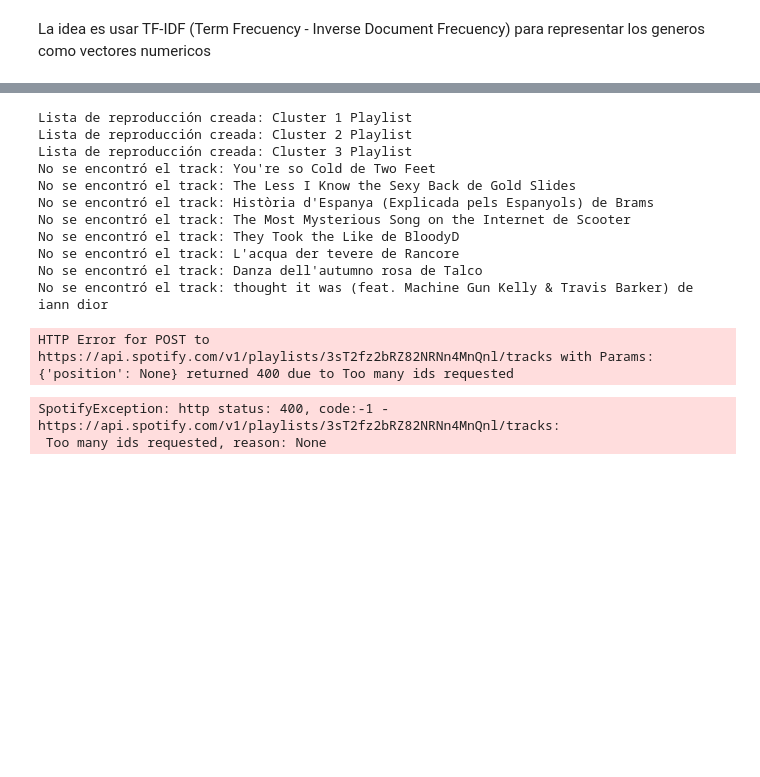
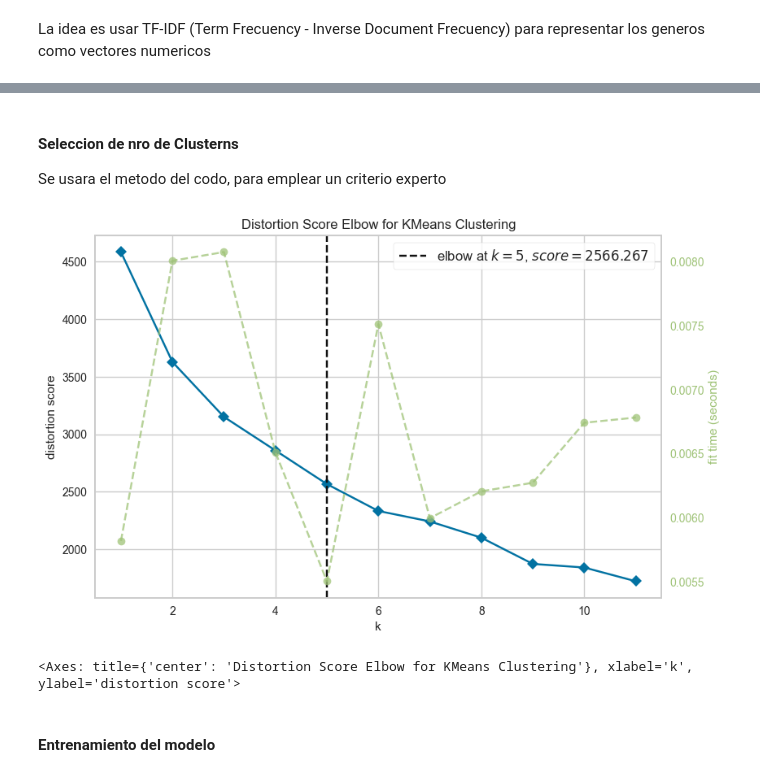
Before and after one commit to R0SEWT/SpotiOrganizer, a Jupyter notebook: clasificador.ipynb, the cells around one changed output, grey strips where cells are left out. Cells and saved outputs as stored; diff of their text form; code cells hidden in the pictures; blank space fills up the shorter version.

```diff
--- a/clasificador.ipynb
+++ b/clasificador.ipynb
@@ -136,0 +196,2 @@ track_genre_df.head()
+# %%
+audio_features = df[audio_feature_numerical_keys].to_numpy()
@@ -137,3 +201,7 @@ track_genre_df.head()
 # %%
 vectorizer = TfidfVectorizer(stop_words='english')
 X = vectorizer.fit_transform(genres_list)
+
+# Matriz numpy y normalización
+scaler = StandardScaler()
+X_scaled = scaler.fit_transform(audio_features)
@@ -172,39 +208,15 @@ Cluster 1 (15 canciones):
-# %%
-for i in range(n_clusters):
-
-    cluster_tracks = df[df['cluster'] == i] #
-    if not cluster_tracks.empty:
-        playlist_name = f"Cluster {i+1} Playlist"
-        # podemos llamar a gpt para
-        playlist = sp.user_playlist_create(user=sp.current_user()['id'], name=playlist_name) # Crear la playlist
-
-        track_ids = []
-        for _, row in cluster_tracks.iterrows():
-            search_result = sp.search(q=f"{row['name']} artist:{row['artist']}", type='track')
-            items = search_result['tracks']['items']
-            if items:  # Verificar si hay resultados antes de acceder
-                track_ids.append(items[0]['id']) # Añadir el ID de la primera pista
-            else:
-                print(f"No se encontró el track: {row['name']} de {row['artist']}") # Imprimir si no se encontró la pista
-
-        # Añadir las pistas a la playlist
-        if track_ids:
-            sp.user_playlist_add_tracks(user=sp.current_user()['id'], playlist_id=playlist['id'], tracks=track_ids)
-            print(f"Lista de reproducción creada: {playlist_name}")
-        else:
-            print(f"No se añadieron pistas a la playlist: {playlist_name}")
-# %% [output]
-Lista de reproducción creada: Cluster 1 Playlist
-Lista de reproducción creada: Cluster 2 Playlist
-Lista de reproducción creada: Cluster 3 Playlist
-No se encontró el track: You're so Cold de Two Feet
-No se encontró el track: The Less I Know the Sexy Back de Gold Slides
-No se encontró el track: Història d'Espanya (Explicada pels Espanyols) de Brams
-No se encontró el track: The Most Mysterious Song on the Internet de Scooter
-No se encontró el track: They Took the Like de BloodyD
-No se encontró el track: L'acqua der tevere de Rancore
-No se encontró el track: Danza dell'autumno rosa de Talco
-No se encontró el track: thought it was (feat. Machine Gun Kelly & Travis Barker) de iann dior
-HTTP Error for POST to https://api.spotify.com/v1/playlists/3sT2fz2bRZ82NRNn4MnQnl/tracks with Params: {'position': None} returned 400 due to Too many ids requested
-SpotifyException: http status: 400, code:-1 - https://api.spotify.com/v1/playlists/3sT2fz2bRZ82NRNn4MnQnl/tracks:
- Too many ids requested, reason: None
+# %% [markdown]
+#### Seleccion de nro de Clusterns
+Se usara el metodo del codo, para emplear un criterio experto
+# %%
+from yellowbrick.cluster import KElbowVisualizer
+
+model = KMeans()
+visualizer = KElbowVisualizer(model, k=(1,12))
+visualizer.fit(X_scaled)
+visualizer.show()
+# %% [output]
+[figure, added]
+<Axes: title={'center': 'Distortion Score Elbow for KMeans Clustering'}, xlabel='k', ylabel='distortion score'>
+# %% [markdown]
+#### Entrenamiento del modelo
```
Also changed, not shown: parts of 27 cells of this notebook, 2 other files.
